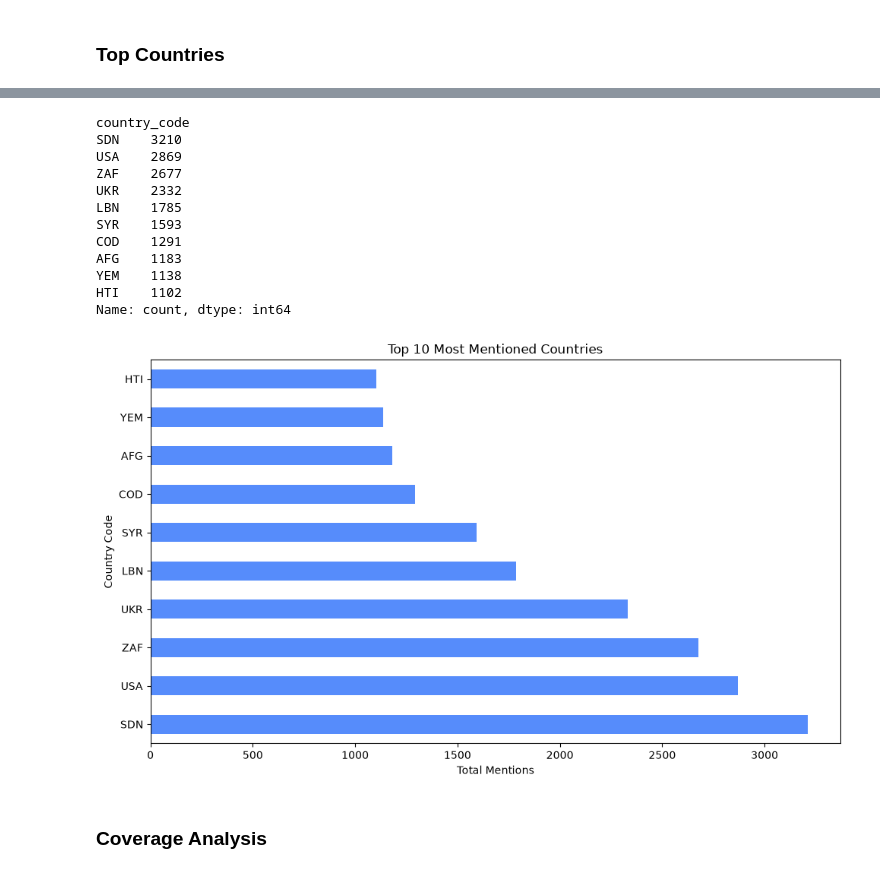
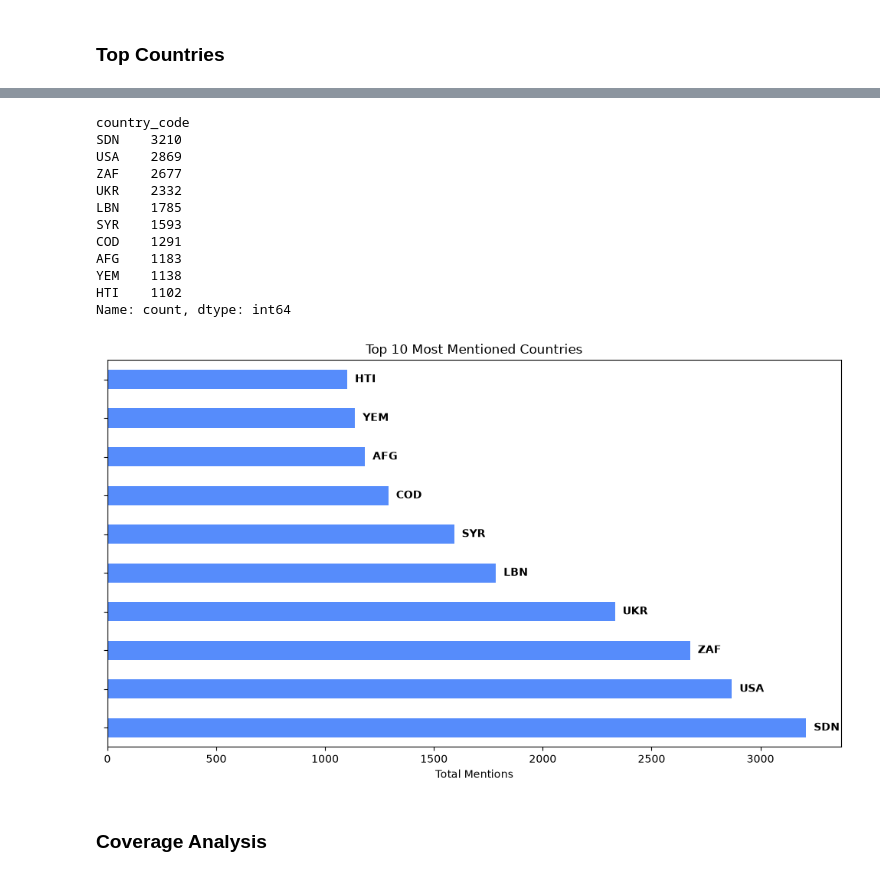
Before and after one commit to darenasc/UN-LLM-Analysis, a Jupyter notebook: notebooks/daniel/heatmap.ipynb, the cells around one changed output, grey strips where cells are left out. Drawn from its saved outputs; the diff is of its cells as text; code cells hidden in the pictures.

Commit message:
updated heatmap.ipynb graphical representations

```diff
--- a/notebooks/daniel/heatmap.ipynb
+++ b/notebooks/daniel/heatmap.ipynb
@@ -450,8 +464,16 @@ print(top_10)
 fig, ax = plt.subplots(figsize=(10, 6))
 top_10.plot(kind='barh', ax=ax)
 ax.set_xlabel('Total Mentions')
-ax.set_ylabel('Country Code')
 ax.set_title('Top 10 Most Mentioned Countries')
+
+# Hide the y-axis
+ax.set_yticklabels([])
+ax.set_ylabel('')
+
+# Add country codes at the right end of each of the bars
+for i, (country, count) in enumerate(top_10.items()):
+    ax.text(count, i, f'  {country}', va='center', ha='left', fontweight='bold')
+
 plt.tight_layout()
 plt.show()
 # %% [output]
@@ -459,17 +481,17 @@ plt.show()
 Top 10 countries by mentions:
 country_code
 SDN    3210
 USA    2869
 ZAF    2677
 UKR    2332
 LBN    1785
 SYR    1593
 COD    1291
 AFG    1183
 YEM    1138
 HTI    1102
 Name: count, dtype: int64
-[figure, old version]
+[figure, new version]
 # %% [markdown]
 ### Coverage Analysis
 # %%
```
Also changed, not shown: parts of 15 cells of this notebook.
